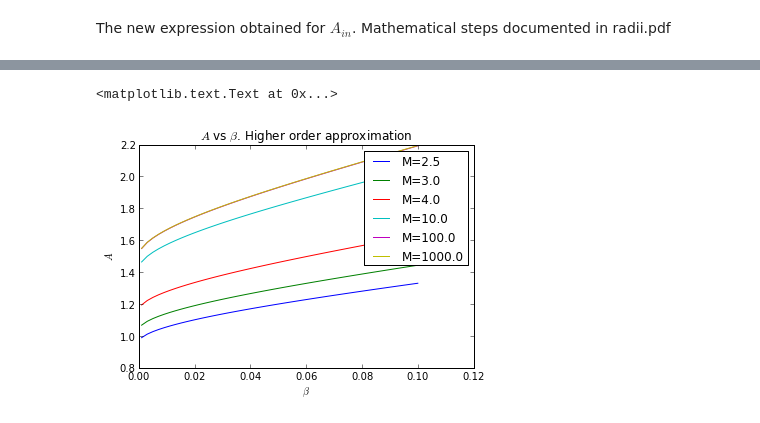
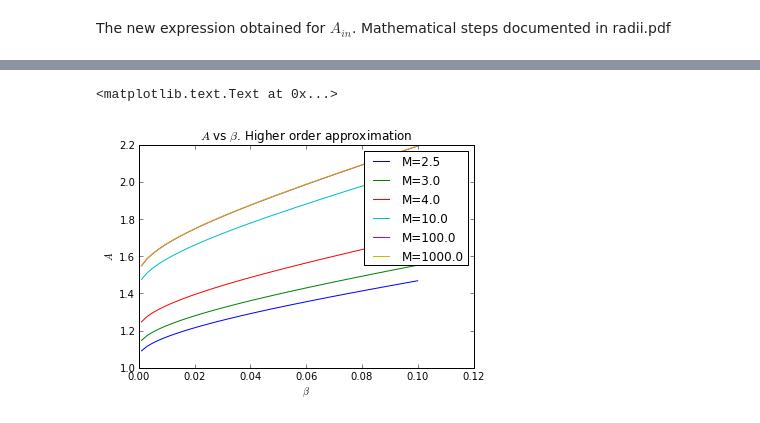
Before and after one commit to will-henney/bowshock-shape, a Jupyter notebook: CRW-shapes/Test-A-inner.ipynb, the cells around one changed output, grey strips where cells are left out. Drawn from its saved outputs; the diff is of its cells as text; code cells hidden in the pictures.

```diff
--- a/CRW-shapes/Test-A-inner.ipynb
+++ b/CRW-shapes/Test-A-inner.ipynb
@@ -17,7 +19,7 @@ beta = np.linspace(0.001,0.1)
 for m in M:
     H0 = 3./(4*m**2+7.)
     n = 3.4*(4*m**2+1.)/(4*m**2+19.)
-    A = 3*(1-H0)**2/np.abs(2*(1-np.sqrt(beta))-3*H0*(n+2))
+    A = 3*(1-H0)/np.abs(2*(1-np.sqrt(beta))+3*H0*n)
     plt.plot(beta,A,label="M={}".format(m))
 plt.legend()
 plt.xlabel(r"$\beta$")
@@ -35,14 +37,14 @@ $A_{in}=\left\vert \frac{9\left(1-H_0\right)^2}{6(\beta^{1/2}-1)+H_0[21-12\beta^
 # %%
 for m in M:
     H0 = 3./(4*m**2+7.)
     n = 3.4*(4*m**2+1.)/(4*m**2+19.)
-    A2 = np.abs(9*(1-H0)**2/(6*np.sqrt(beta)-6+H0*(21-12*np.sqrt(beta)-(n+1)*(13-8*np.sqrt(beta)
+    A2 = np.abs(9*(1-H0)/(6*np.sqrt(beta)-6+H0*(21-12*np.sqrt(beta)-(n+1)*(13-8*np.sqrt(beta)
                         +4*beta))))
     plt.plot(beta,A2,label="M={}".format(m))
 plt.legend()
 plt.xlabel(r"$\beta$")
 plt.ylabel(r"$A$")
 plt.title(r"$A$ vs $\beta$. Higher order approximation")
 # %% [output]
 <matplotlib.text.Text at 0x...>
-[figure, old version]
+[figure, new version]
```
Also changed, not shown: parts of 15 cells of this notebook.
